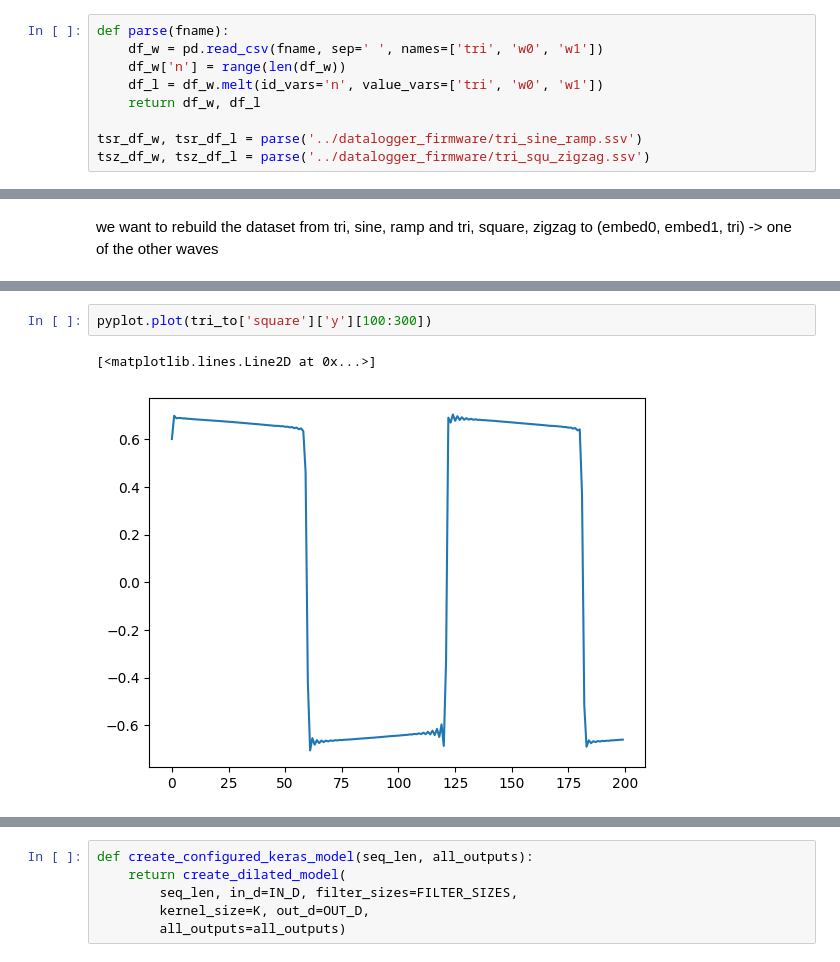
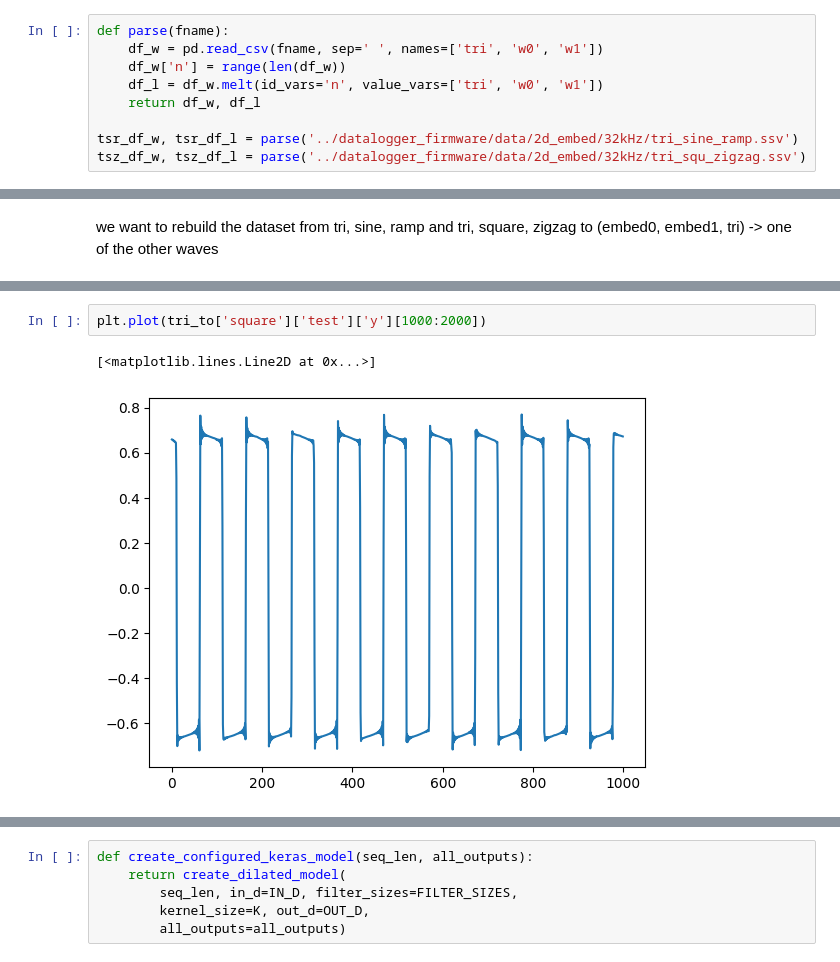
Before and after one commit to matpalm/cached_dilated_causal_convolutions, a Jupyter notebook: prototyping_notebooks/train_model.2d_embed.ipynb, the cells around one changed output, grey strips where cells are left out. Cells and saved outputs as stored; diff of their text form.

```diff
--- a/prototyping_notebooks/train_model.2d_embed.ipynb
+++ b/prototyping_notebooks/train_model.2d_embed.ipynb
@@ -24,8 +24,8 @@ def parse(fname):
     df_l = df_w.melt(id_vars='n', value_vars=['tri', 'w0', 'w1'])
     return df_w, df_l
 
-tsr_df_w, tsr_df_l = parse('../datalogger_firmware/tri_sine_ramp.ssv')
-tsz_df_w, tsz_df_l = parse('../datalogger_firmware/tri_squ_zigzag.ssv')
+tsr_df_w, tsr_df_l = parse('../datalogger_firmware/data/2d_embed/32kHz/tri_sine_ramp.ssv')
+tsz_df_w, tsz_df_l = parse('../datalogger_firmware/data/2d_embed/32kHz/tri_squ_zigzag.ssv')
 # %%
 plt.figure(figsize=(16, 6))
 offset = 5500
@@ -99,6 +117,6 @@ pyplot.plot(tri_to['ramp']['x'][100:300])
 # %%
-pyplot.plot(tri_to['square']['y'][100:300])
+plt.plot(tri_to['square']['test']['y'][1000:2000])
 # %% [output]
 [<matplotlib.lines.Line2D at 0x...>]
-[figure, old version]
+[figure, new version]
 # %%
```
Also changed, not shown: parts of 16 cells of this notebook.
